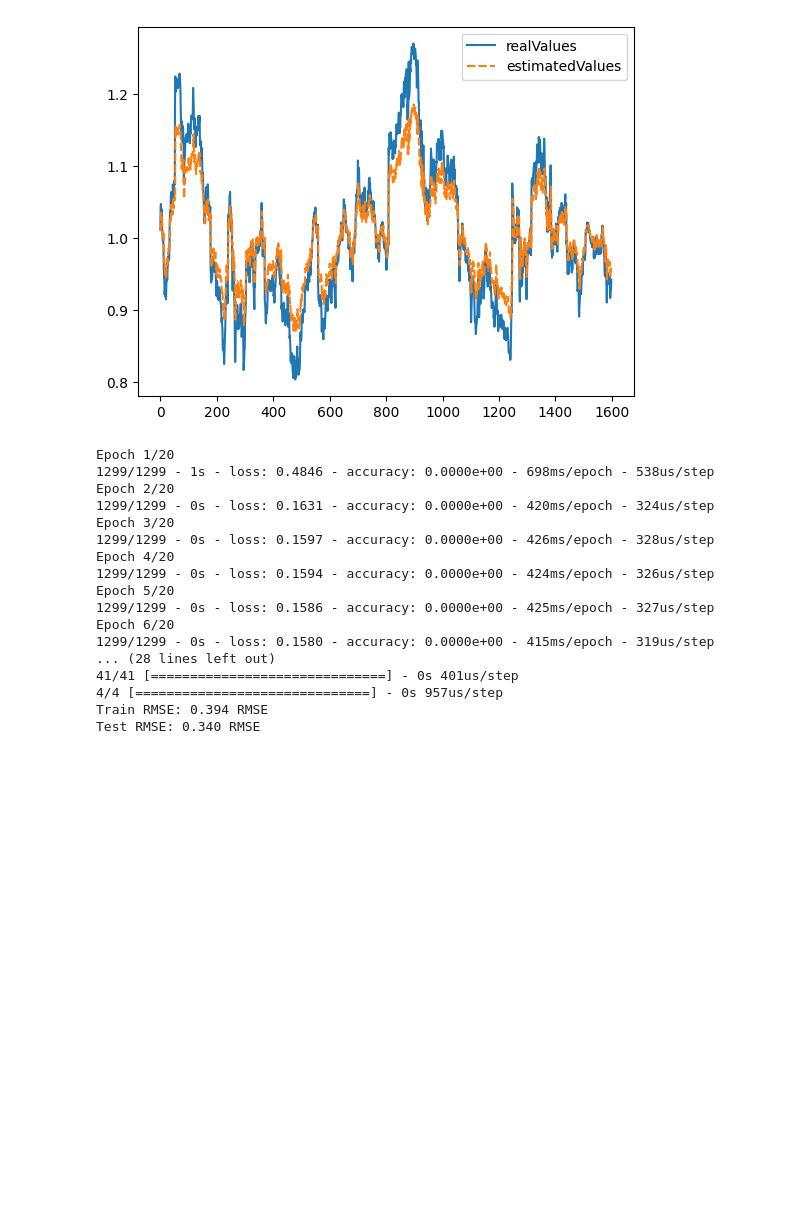
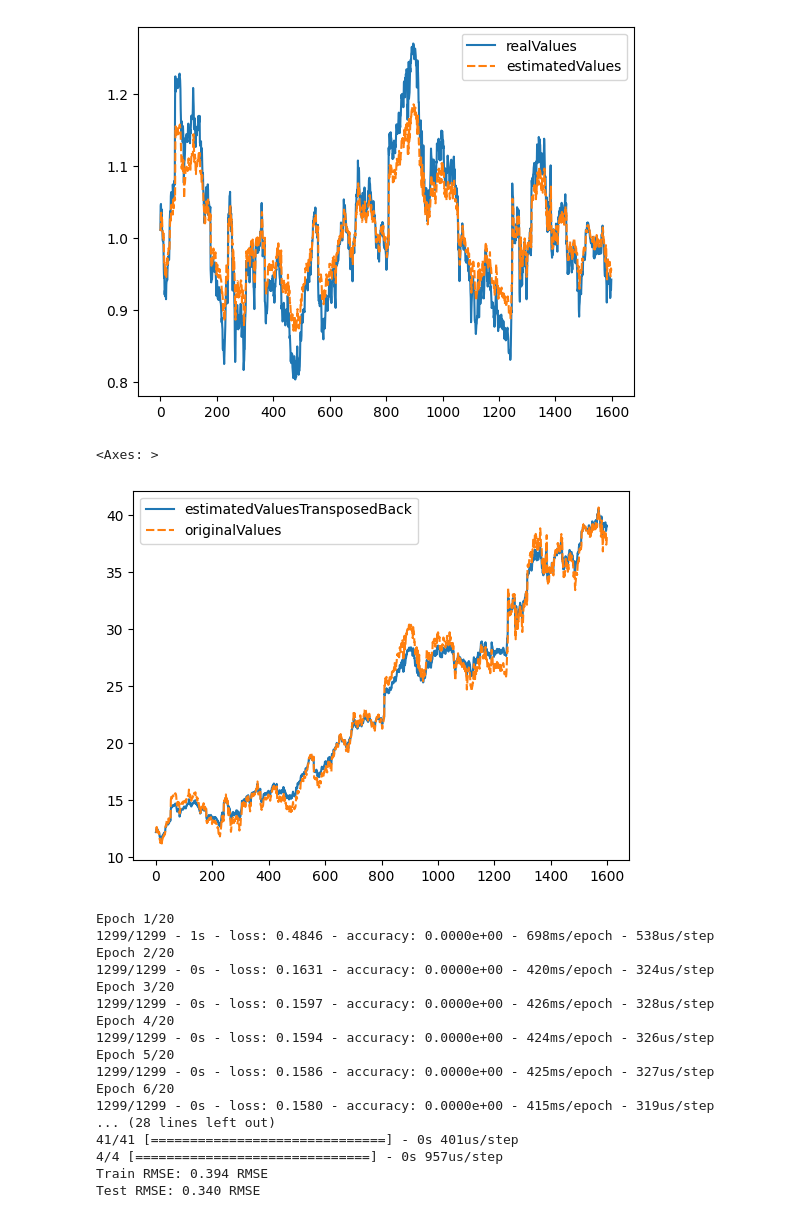
Before and after one commit to hylke35/NeuralNetworks_Assignment, a Jupyter notebook: nn.ipynb, the cells around one changed output. Drawn from its saved outputs; the diff is of its cells as text; code cells hidden in the pictures; blank space fills up the shorter version.

```diff
--- a/nn.ipynb
+++ b/nn.ipynb
@@ -331,7 +331,10 @@ seaborn.lineplot(modelResults.loc[:,["realValues", "estimatedValues"]])
 <Axes: >
 [figure]
 # %%
-seaborn.lineplot(modelResults.loc[:,[""]])
+seaborn.lineplot(modelResults.loc[:,["estimatedValuesTransposedBack", "originalValues"]])
+# %% [output]
+<Axes: >
+[figure, added]
 # %%
 from pandas import read_csv
 import numpy as np
```
